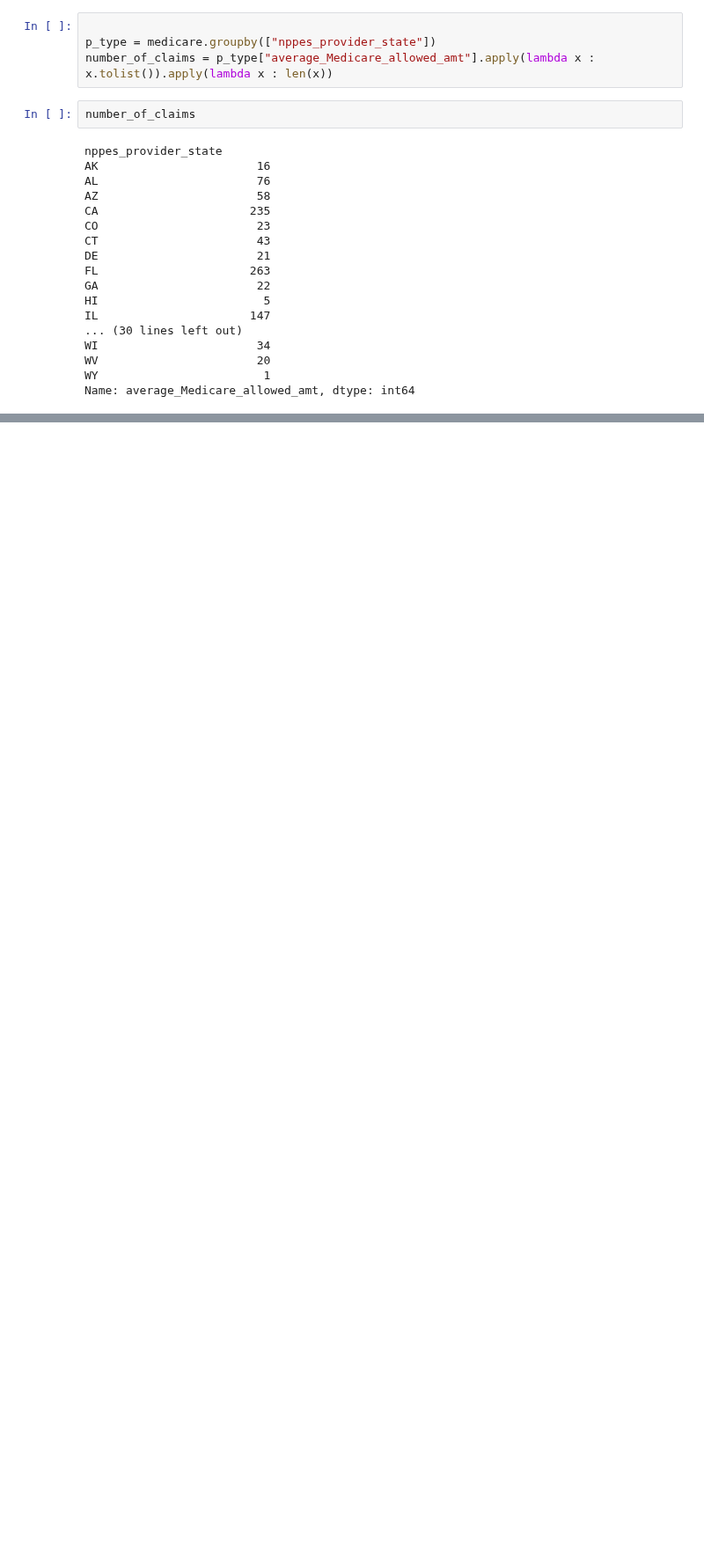
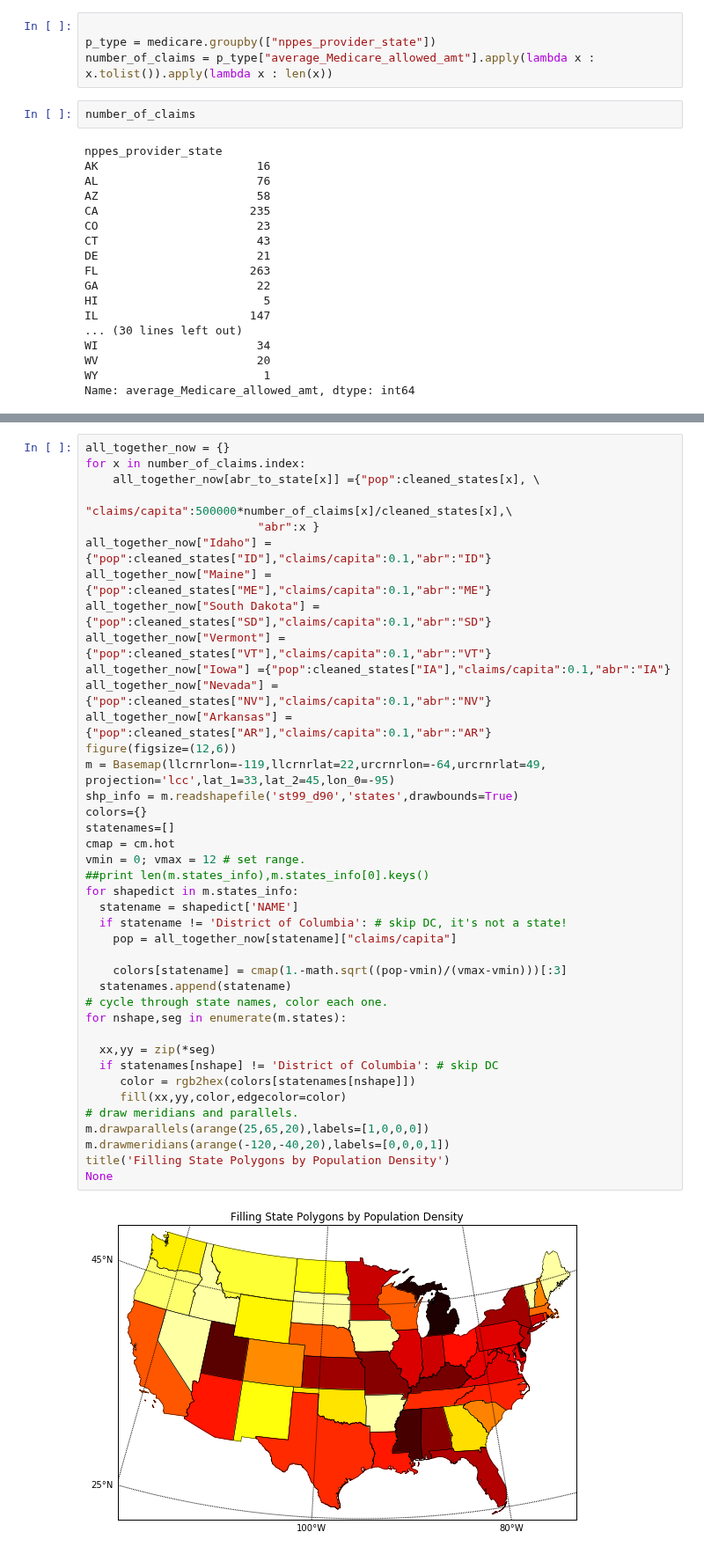
Before and after one commit to Chuphay/school, a Jupyter notebook: dviz/small.ipynb, the cells around one changed output, grey strips where cells are left out. Shown at 88% size. Saved outputs shown, nothing was run; the diff lists cells and outputs as text; blank space fills up the shorter version.

```diff
--- a/dviz/small.ipynb
+++ b/dviz/small.ipynb
@@ -267,0 +457,43 @@ WY 582658 0.171627266767
+# %%
+all_together_now = {}
+for x in number_of_claims.index:
+    all_together_now[abr_to_state[x]] ={"pop":cleaned_states[x], \
+                          "claims/capita":500000*number_of_claims[x]/cleaned_states[x],\
+                         "abr":x }
+all_together_now["Idaho"] ={"pop":cleaned_states["ID"],"claims/capita":0.1,"abr":"ID"}
+all_together_now["Maine"] ={"pop":cleaned_states["ME"],"claims/capita":0.1,"abr":"ME"}
+all_together_now["South Dakota"] ={"pop":cleaned_states["SD"],"claims/capita":0.1,"abr":"SD"}
+all_together_now["Vermont"] ={"pop":cleaned_states["VT"],"claims/capita":0.1,"abr":"VT"}
+all_together_now["Iowa"] ={"pop":cleaned_states["IA"],"claims/capita":0.1,"abr":"IA"}
+all_together_now["Nevada"] ={"pop":cleaned_states["NV"],"claims/capita":0.1,"abr":"NV"}
+all_together_now["Arkansas"] ={"pop":cleaned_states["AR"],"claims/capita":0.1,"abr":"AR"}
+figure(figsize=(12,6))
+m = Basemap(llcrnrlon=-119,llcrnrlat=22,urcrnrlon=-64,urcrnrlat=49,
+projection='lcc',lat_1=33,lat_2=45,lon_0=-95)
+shp_info = m.readshapefile('st99_d90','states',drawbounds=True)
+colors={}
+statenames=[]
+cmap = cm.hot
+vmin = 0; vmax = 12 # set range.
+##print len(m.states_info),m.states_info[0].keys()
+for shapedict in m.states_info:
+  statename = shapedict['NAME']
+  if statename != 'District of Columbia': # skip DC, it's not a state!
+    pop = all_together_now[statename]["claims/capita"]
+
+    colors[statename] = cmap(1.-math.sqrt((pop-vmin)/(vmax-vmin)))[:3]
+  statenames.append(statename)
+# cycle through state names, color each one.
+for nshape,seg in enumerate(m.states):
+
+  xx,yy = zip(*seg)
+  if statenames[nshape] != 'District of Columbia': # skip DC
+     color = rgb2hex(colors[statenames[nshape]])
+     fill(xx,yy,color,edgecolor=color)
+# draw meridians and parallels.
+m.drawparallels(arange(25,65,20),labels=[1,0,0,0])
+m.drawmeridians(arange(-120,-40,20),labels=[0,0,0,1])
+title('Filling State Polygons by Population Density')
+None
+# %% [output]
+[figure, added]
```
Also changed, not shown: parts of 7 cells of this notebook, 6 other files.
